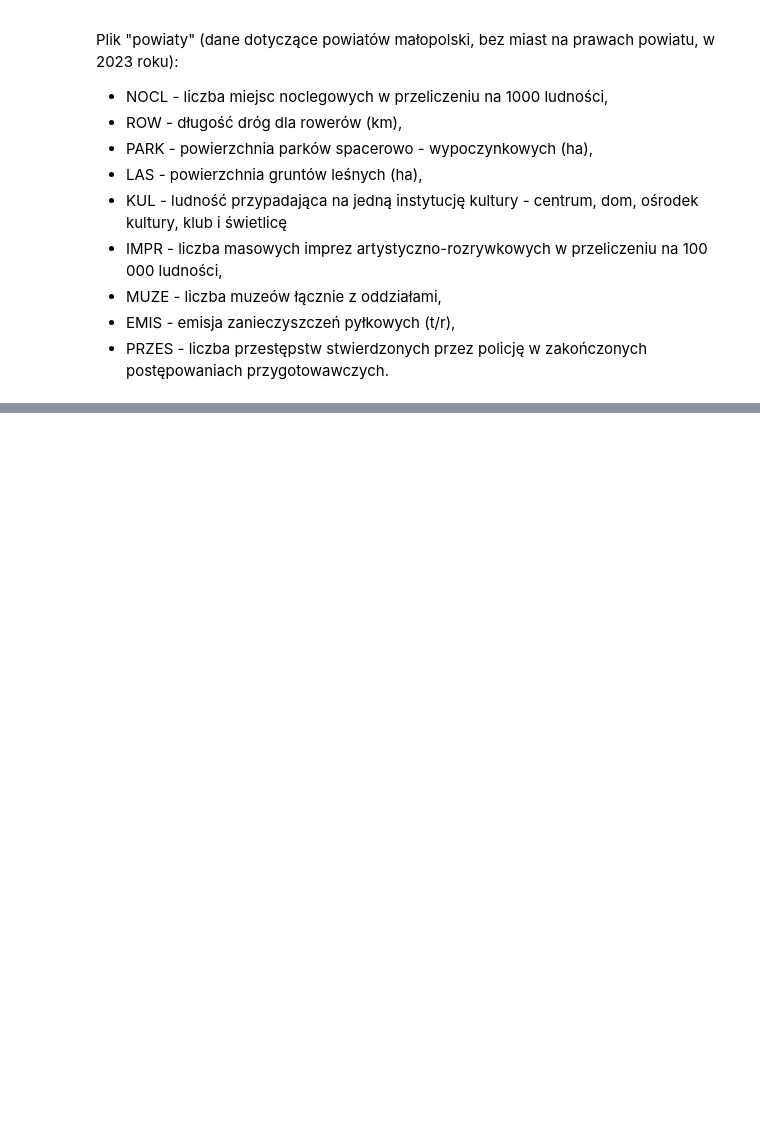
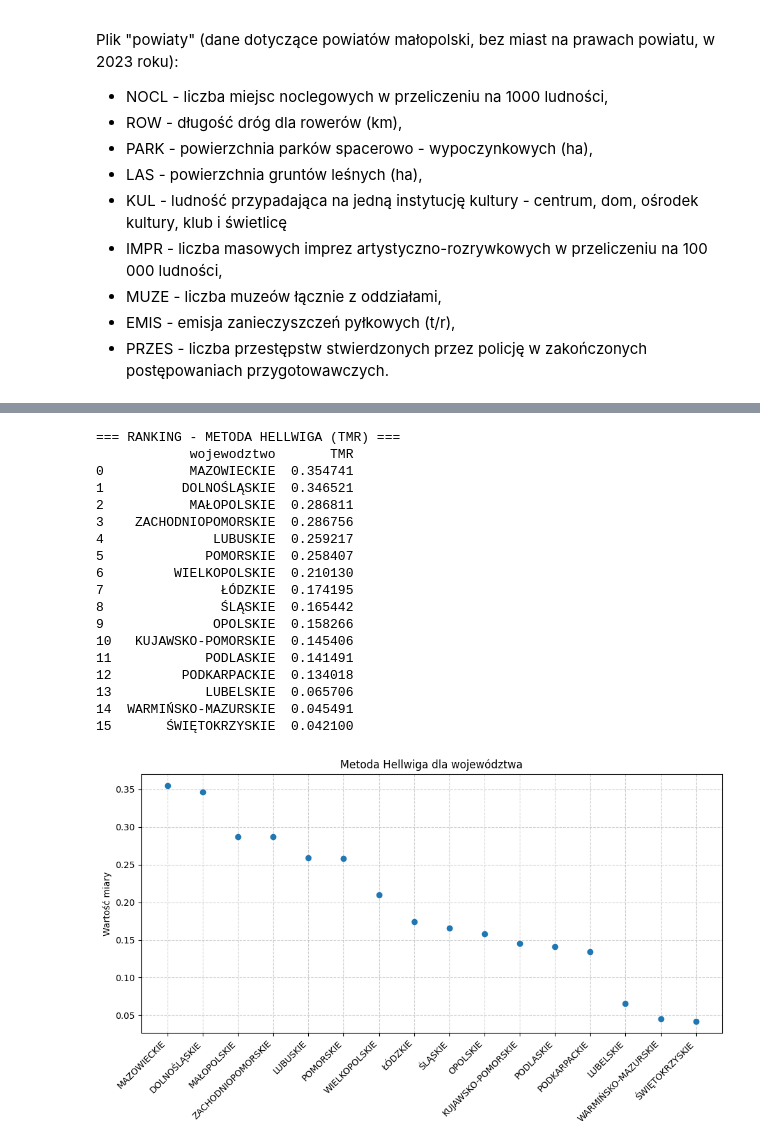
Before and after one commit to Jakaz78/Analiza, a Jupyter notebook: main.ipynb, the cells around one changed output, grey strips where cells are left out. Cells and saved outputs as stored; diff of their text form; code cells hidden in the pictures; blank space fills up the shorter version.

Commit message:
Hellwig added

```diff
--- a/main.ipynb
+++ b/main.ipynb
@@ -306,0 +296,50 @@ plt.show()
+# %%
+wojewodztwa_hellwig = wojewodztwa.copy()
+wojewodztwa_hellwig = zamiana_destymulanty(wojewodztwa_hellwig, nominanty_woj, destymulanty_woj)
+wojewodztwa_hellwig = standaryzacja(wojewodztwa_hellwig)
+
+cechy_numeryczne = wojewodztwa_hellwig.select_dtypes(include="number").columns
+wzorzec = wojewodztwa_hellwig[cechy_numeryczne].max()
+
+odleglosci = []
+for i in range(len(wojewodztwa_hellwig)):
+    odleglosc = np.sqrt(sum((wojewodztwa_hellwig.loc[i, cechy_numeryczne] - wzorzec)**2))
+    odleglosci.append(odleglosc)
+
+wojewodztwa_hellwig['odleglosc_od_wzorca'] = odleglosci
+
+# TMR
+d0 = np.mean(odleglosci) + 2 * np.std(odleglosci)
+wojewodztwa_hellwig['TMR'] = 1 - (wojewodztwa_hellwig['odleglosc_od_wzorca'] / d0)
+
+posortowane_hellwig = wojewodztwa_hellwig[['wojewodztwo', 'TMR']].sort_values(
+    by='TMR', ascending=False).reset_index(drop=True)
+
+print("\n=== RANKING - METODA HELLWIGA (TMR) ===")
+print(posortowane_hellwig)
+
+
+X = range(len(posortowane_hellwig))
+Y = posortowane_hellwig['TMR'].values
+labels = posortowane_hellwig['wojewodztwo']
+stworz_wykres(X, Y, labels, "województwa", "Wartość miary", "Metoda Hellwiga")
+# %% [output]
+=== RANKING - METODA HELLWIGA (TMR) ===
+            wojewodztwo       TMR
+0           MAZOWIECKIE  0.354741
+1          DOLNOŚLĄSKIE  0.346521
+2           MAŁOPOLSKIE  0.286811
+3    ZACHODNIOPOMORSKIE  0.286756
+4              LUBUSKIE  0.259217
+5             POMORSKIE  0.258407
+6         WIELKOPOLSKIE  0.210130
+7               ŁÓDZKIE  0.174195
+8               ŚLĄSKIE  0.165442
+9              OPOLSKIE  0.158266
+10   KUJAWSKO-POMORSKIE  0.145406
+11            PODLASKIE  0.141491
+12         PODKARPACKIE  0.134018
+13            LUBELSKIE  0.065706
+14  WARMIŃSKO-MAZURSKIE  0.045491
+15       ŚWIĘTOKRZYSKIE  0.042100
+[figure, added]
```
Also changed, not shown: parts of 7 cells of this notebook.
